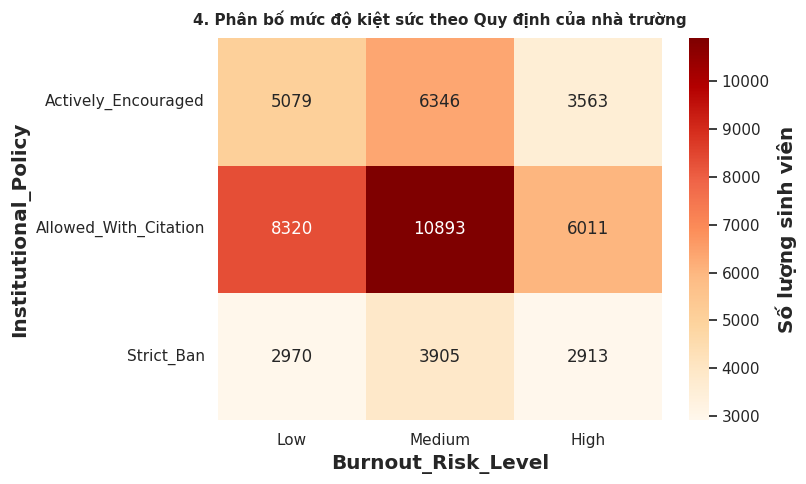
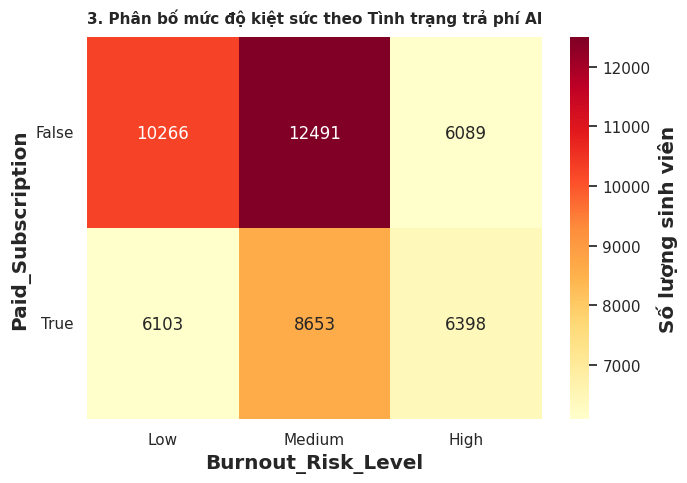
The notebook cell's code change between the first figure and the second:
--- before
+++ after
@@ -1,19 +1,19 @@
-print("============ CROSSTAB 4: QUY ĐỊNH TRƯỜNG & MỨC ĐỘ KIỆT SỨC ============")
-count_policy_by_burnout = pd.crosstab(
-    index=df['Institutional_Policy'],
+print("============ CROSSTAB 3: TRẢ PHÍ AI & MỨC ĐỘ KIỆT SỨC ============")
+count_paid_by_burnout = pd.crosstab(
+    index=df['Paid_Subscription'],
     columns=df['Burnout_Risk_Level']
 )[['Low', 'Medium', 'High']]
 
 print("\n Bảng tần suất số lượng sinh viên:")
-print(count_policy_by_burnout)
+print(count_paid_by_burnout)
 
-plt.figure(figsize=(8, 5))
-sns.heatmap(count_policy_by_burnout, annot=True, fmt='d', cmap='OrRd', cbar_kws={'label': 'Số lượng sinh viên'})
+plt.figure(figsize=(7, 5))
+sns.heatmap(count_paid_by_burnout, annot=True, fmt='d', cmap='YlOrRd', cbar_kws={'label': 'Số lượng sinh viên'})
 
 plt.yticks(rotation=0)
 plt.xticks(rotation=0)
 
-plt.title('4. Phân bố mức độ kiệt sức theo Quy định của nhà trường', fontsize=11, fontweight='bold')
-plt.ylabel('Institutional_Policy')
+plt.title('3. Phân bố mức độ kiệt sức theo Tình trạng trả phí AI', fontsize=11, fontweight='bold')
+plt.ylabel('Paid_Subscription')
 plt.xlabel('Burnout_Risk_Level')
 plt.tight_layout()

Commit: Created using Colab